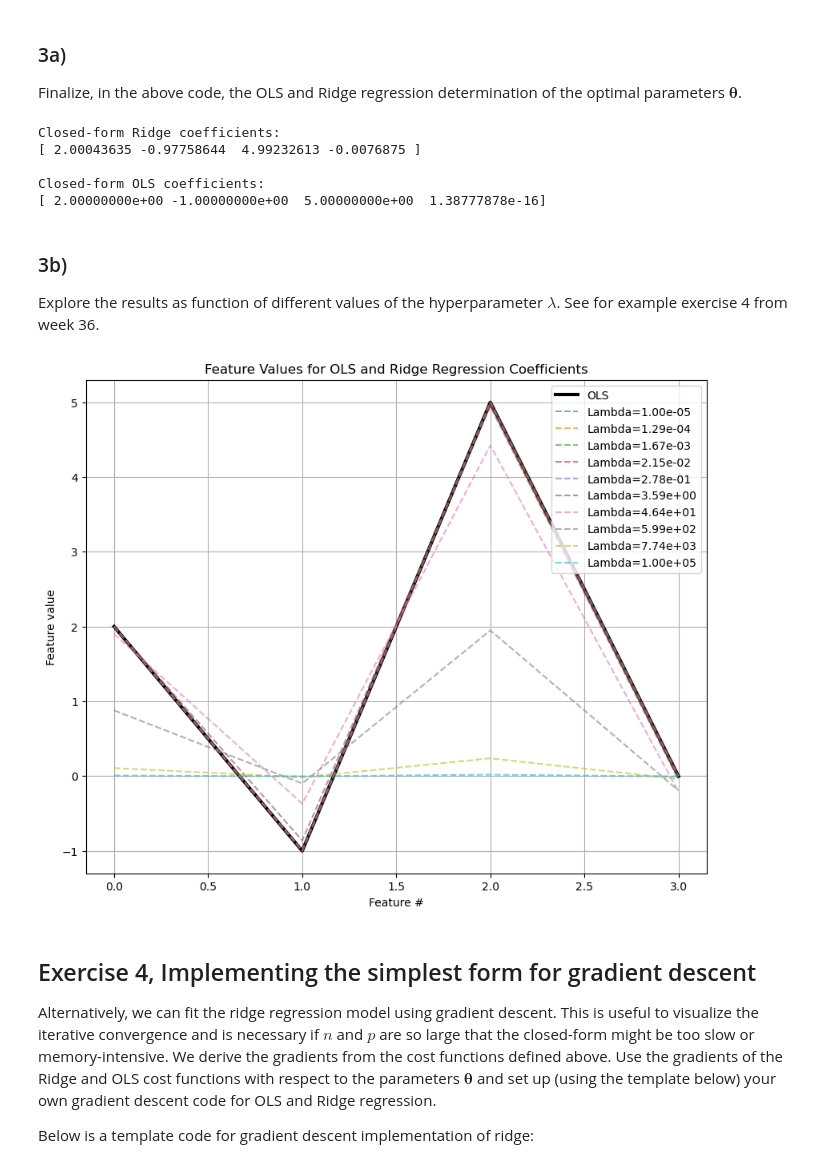
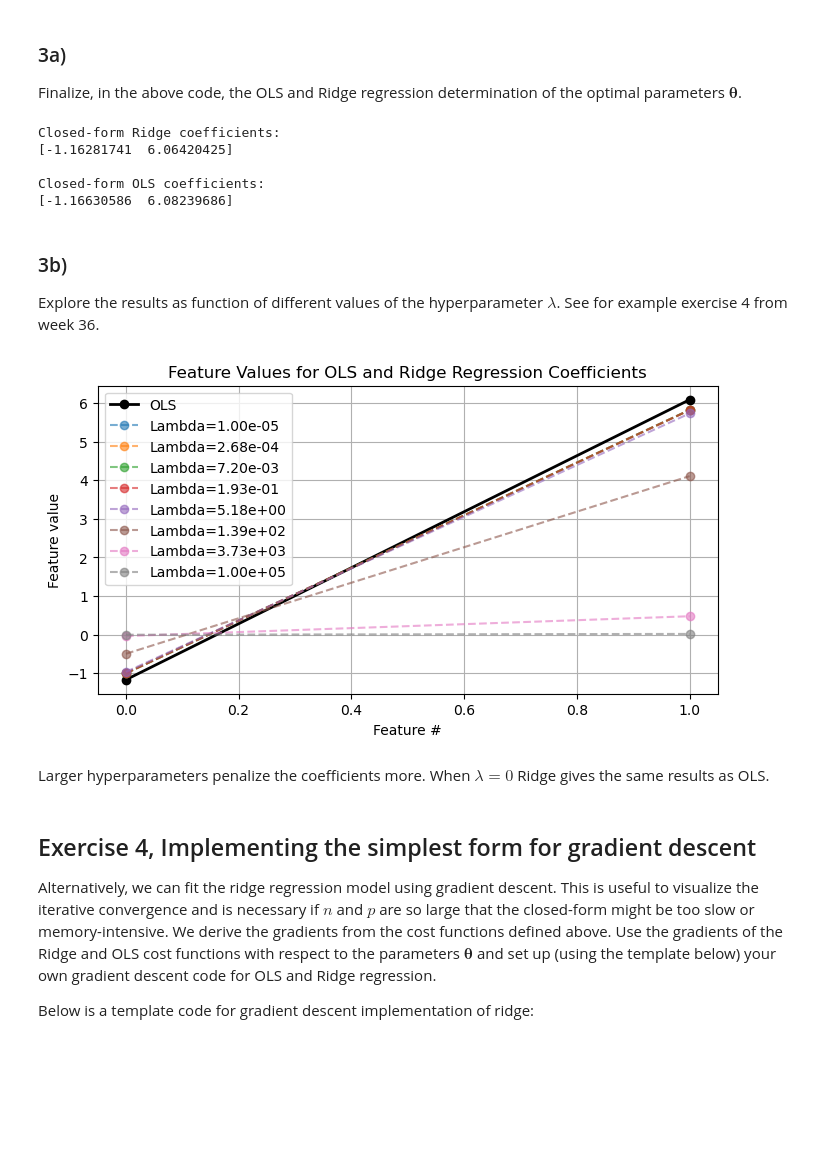
Before and after one commit to kjes4pres/FYS-STK4155, a Jupyter notebook: exercises/week37.ipynb, the cells around one changed output. Drawn from its saved outputs; the diff is of its cells as text; code cells hidden in the pictures; blank space fills up the shorter version.

```diff
--- a/exercises/week37.ipynb
+++ b/exercises/week37.ipynb
@@ -48,11 +60,17 @@ y = 2 - x + 5*x**2
 # %%
-def polynomial_features(x, p):
+def polynomial_features(x, p, intercept=True):
     n = len(x)
-    X = np.zeros((n, p + 1))
-    X[:, 0] = 1
-    for i in range(1, p+1):
-        X[:, i] = x**i
+
+    if intercept:
+        X = np.zeros((n, p + 1))
+        X[:, 0] = 1
+        for i in range(1, p + 1):
+            X[:, i] = x ** i
+    else:
+        X = np.zeros((n, p))
+        for i in range(0, p):
+            X[:, i] = x ** (i + 1)
 
     return X
 # %%
-X = polynomial_features(x, 3)
+X = polynomial_features(x, 2, intercept=False)
@@ -124,17 +144,15 @@ Find the gradients for OLS and Ridge regression using the mean-squared error as
 # %%
-n_features = 4
+# Set regularization parameter, either a single value or a vector of values
+# Note that lambda is a python keyword. The lambda keyword is used to create small, single-expression functions without a formal name. These are often called "anonymous functions" or "lambda functions."
+lamb = 0.3
 
-# Set regularization parameter, either a single value or a vector of values
-lamb = 0.5
+n_features = 2
 
 # Analytical form for OLS and Ridge solution: theta_Ridge = (X^T X + lambda * I)^{-1} X^T y and theta_OLS = (X^T X)^{-1} X^T y
 I = np.eye(n_features)
 
-X_T = X.T
-
-theta_closed_formRidge = np.linalg.inv((X_T @ X) + (lamb * I)) @ X_T @ y
-
-theta_closed_formOLS = np.linalg.inv(X_T @ X) @ X_T @ y
+theta_closed_form_Ridge = np.linalg.inv(X_norm.T @ X_norm + lamb * I) @ (X_norm.T @ y_centered)
+theta_closed_form_OLS = np.linalg.inv(X_norm.T @ X_norm) @ (X_norm.T @ y_centered)
 # %% [markdown]
 This computes the Ridge and OLS regression coefficients directly. The identity
 matrix $I$ has the same size as $X^T X$. It adds $\lambda$ to the diagonal of $X^T X$ for Ridge regression. We
@@ -147,42 +165,44 @@ fitted parameters $\boldsymbol{\theta}$.
 Finalize, in the above code, the OLS and Ridge regression determination of the optimal parameters $\boldsymbol{\theta}$.
 # %%
 print("Closed-form Ridge coefficients:")
-print(theta_closed_formRidge)
+print(theta_closed_form_Ridge)
 print()
 print("Closed-form OLS coefficients:")
-print(theta_closed_formOLS)
+print(theta_closed_form_OLS)
 # %% [output]
 Closed-form Ridge coefficients:
-[ 2.00043635 -0.97758644  4.99232613 -0.0076875 ]
+[-1.16281741  6.06420425]
 
 Closed-form OLS coefficients:
-[ 2.00000000e+00 -1.00000000e+00  5.00000000e+00  1.38777878e-16]
+[-1.16630586  6.08239686]
 # %% [markdown]
 ### 3b)
 
 Explore the results as function of different values of the hyperparameter $\lambda$. See for example exercise 4 from week 36.
 # %%
-lambdas = np.logspace(-5, 5, 10)
+lambdas = np.logspace(-5, 5, 8)
 
 theta_closed_formRidge = []
 for l in lambdas:
-    theta_ridge = np.linalg.inv((X_T @ X) + (l * I)) @ X_T @ y
+    theta_ridge = np.linalg.inv((X.T @ X) + (l * I)) @ X.T @ y
     theta_closed_formRidge.append(theta_ridge)
 # %%
-plt.figure(figsize=(10, 8))
+plt.figure(figsize=(8, 4))
 
-plt.plot(theta_closed_formOLS, color='black', label='OLS', linewidth=3)
+plt.plot(theta_closed_form_OLS, marker='o', color='black', label='OLS', linewidth=2)
 
 for idx, t in enumerate(theta_closed_formRidge):
-    plt.plot(t, linestyle='--', alpha=0.6, label=f'Lambda={lambdas[idx]:.2e}')
+    plt.plot(t, linestyle='--', marker='o', alpha=0.6, label=f'Lambda={lambdas[idx]:.2e}')
 
 plt.xlabel('Feature #')
 plt.ylabel('Feature value')
 plt.title('Feature Values for OLS and Ridge Regression Coefficients')
-plt.legend(loc='upper right')
+plt.legend(loc='upper left')
 plt.grid()
 # %% [output]
-[figure, old version]
+[figure, new version]
+# %% [markdown]
+Larger hyperparameters penalize the coefficients more. When $\lambda =0$ Ridge gives the same results as OLS.
 # %% [markdown]
 ## Exercise 4, Implementing the simplest form for gradient descent
 
```
Also changed, not shown: parts of 38 cells of this notebook.
